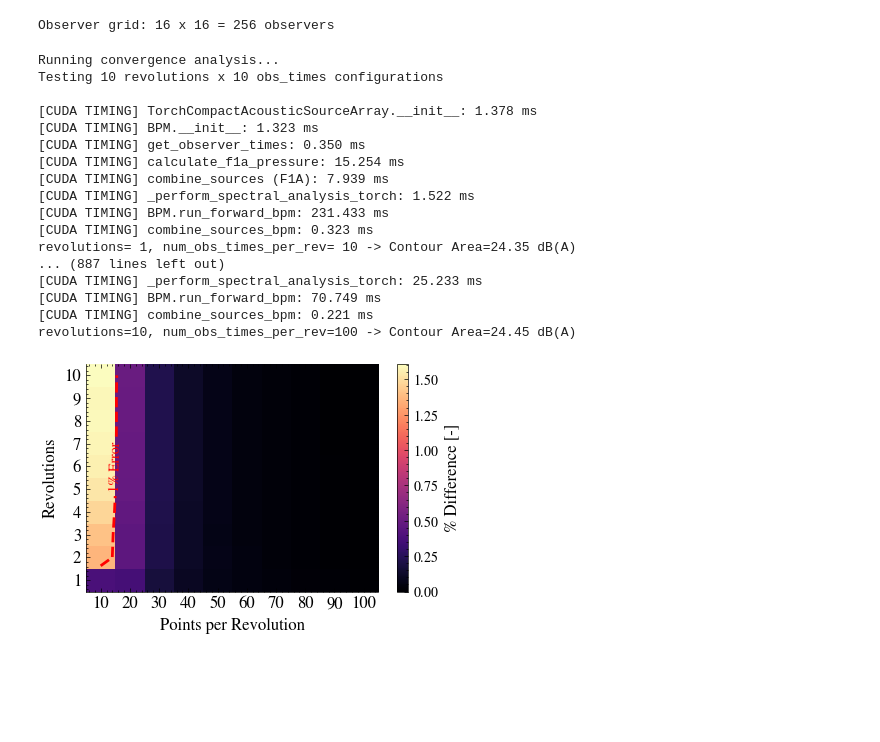
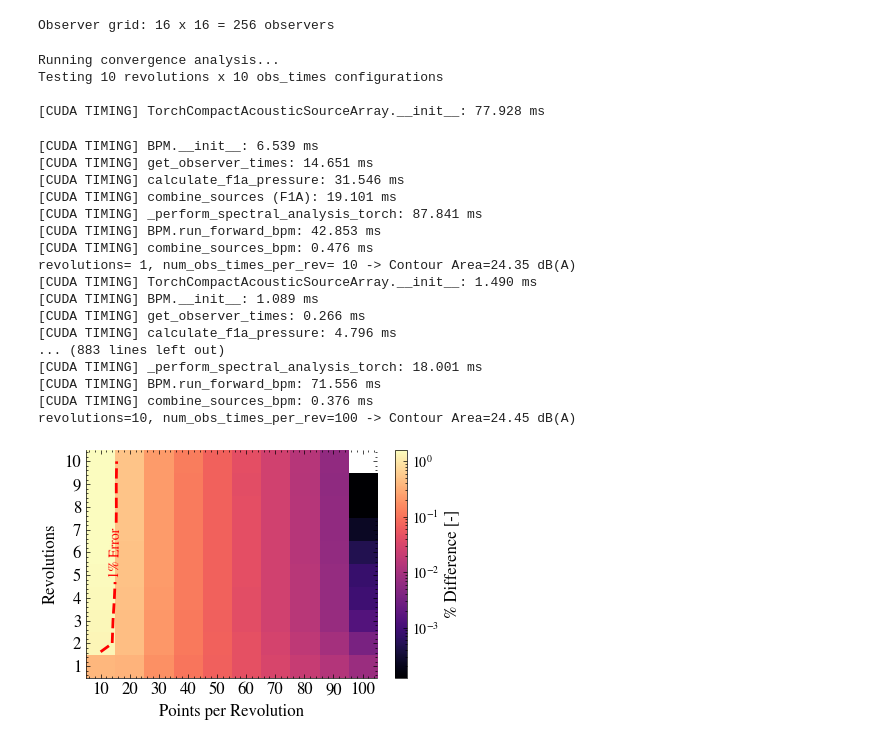
Before and after one commit to Frxljord/FastBEMT, a Jupyter notebook: Validation/AcousticContourValidation.ipynb, the cells around one changed output. Drawn from its saved outputs; the diff is of its cells as text; code cells hidden in the pictures; blank space fills up the shorter version.

Commit message:
changed load propeller dict path

```diff
--- a/Validation/AcousticContourValidation.ipynb
+++ b/Validation/AcousticContourValidation.ipynb
@@ -18,7 +18,7 @@ import scienceplots
 plt.style.use(['science', 'no-latex'])
 # %%
 # Load propeller geometry
-prop_name, blade_dict = load_propeller_dict('10x7E')[0]
+prop_name, blade_dict = load_propeller_dict('APC Dicts/10x7E')[0]
 
 # Define observer grid
 n_observers_per_side = 16
@@ -94,21 +94,27 @@ for revolutions in revolutions_range:
 Running convergence analysis...
 Testing 10 revolutions x 10 obs_times configurations
 
-[CUDA TIMING] TorchCompactAcousticSourceArray.__init__: 1.378 ms
-[CUDA TIMING] BPM.__init__: 1.323 ms
-[CUDA TIMING] get_observer_times: 0.350 ms
-[CUDA TIMING] calculate_f1a_pressure: 15.254 ms
-[CUDA TIMING] combine_sources (F1A): 7.939 ms
-[CUDA TIMING] _perform_spectral_analysis_torch: 1.522 ms
-[CUDA TIMING] BPM.run_forward_bpm: 231.433 ms
-[CUDA TIMING] combine_sources_bpm: 0.323 ms
-revolutions= 1, num_obs_times_per_rev= 10 -> Contour Area=24.35 dB(A)
-... (887 lines left out)
-[CUDA TIMING] _perform_spectral_analysis_torch: 25.233 ms
-[CUDA TIMING] BPM.run_forward_bpm: 70.749 ms
-[CUDA TIMING] combine_sources_bpm: 0.221 ms
-revolutions=10, num_obs_times_per_rev=100 -> Contour Area=24.45 dB(A)
+[CUDA TIMING] TorchCompactAcousticSourceArray.__init__: 77.928 ms
+[CUDA TIMING] BPM.__init__: 6.539 ms
+[CUDA TIMING] get_observer_times: 14.651 ms
+[CUDA TIMING] calculate_f1a_pressure: 31.546 ms
+[CUDA TIMING] combine_sources (F1A): 19.101 ms
+[CUDA TIMING] _perform_spectral_analysis_torch: 87.841 ms
+[CUDA TIMING] BPM.run_forward_bpm: 42.853 ms
+[CUDA TIMING] combine_sources_bpm: 0.476 ms
+revolutions= 1, num_obs_times_per_rev= 10 -> Contour Area=24.35 dB(A)
+[CUDA TIMING] TorchCompactAcousticSourceArray.__init__: 1.490 ms
+[CUDA TIMING] BPM.__init__: 1.089 ms
+[CUDA TIMING] get_observer_times: 0.266 ms
+[CUDA TIMING] calculate_f1a_pressure: 4.796 ms
+... (883 lines left out)
+[CUDA TIMING] _perform_spectral_analysis_torch: 18.001 ms
+[CUDA TIMING] BPM.run_forward_bpm: 71.556 ms
+[CUDA TIMING] combine_sources_bpm: 0.376 ms
+revolutions=10, num_obs_times_per_rev=100 -> Contour Area=24.45 dB(A)
 # %%
+from matplotlib.colors import LogNorm, PowerNorm
+
 # Create 2D heatmap: revolutions vs points_per_rev, colored by difference from reference
 ref_key = (revolutions_range[-1], num_obs_times_per_rev_range[-1])
 ref_value = oaspl_values[ref_key]
@@ -128,37 +134,38 @@ fig, ax = plt.subplots(figsize=(4.5, 3))
 im = ax.imshow(
     heatmap_data,
     cmap='magma',
+    norm=LogNorm(vmin=heatmap_data[heatmap_data > 0].min(), vmax=heatmap_data.max()), # Use LogNorm
     aspect='auto',
     origin='lower',
     interpolation='nearest'
 )
 X, Y = np.meshgrid(np.arange(len(num_obs_times_per_rev_range)),
                    np.arange(len(revolutions_range)))
 
 contour = ax.contour(X, Y, heatmap_data, levels=[1],
                      colors='red', linestyles='--', linewidths=2)
 
 ax.clabel(contour, inline=True, fmt='1%% Error', fontsize=10)
 
 # Set ticks and labels
 ax.set_xticks(np.arange(len(num_obs_times_per_rev_range)))
 ax.set_yticks(np.arange(len(revolutions_range)))
 ax.set_xticklabels(num_obs_times_per_rev_range, fontsize=12)
 ax.set_yticklabels(revolutions_range, fontsize=12)
 
 # Labels and formatting
 ax.set_xlabel('Points per Revolution', fontsize=12)
 ax.set_ylabel('Revolutions', fontsize=12)
 
 # Add colorbar
 cbar = plt.colorbar(im, ax=ax)
 cbar.set_label('% Difference [-]', fontsize=12)
 
 # Remove top and right spines
 ax.spines[['top', 'right']].set_visible(False)
 
 plt.tight_layout()
-plt.savefig('../Figures/convergence_2d_heatmap.pdf', dpi=200)
+plt.savefig('../Figures/Validation/convergence_2d_heatmap.pdf', dpi=200)
 plt.show()
 # %% [output]
-[figure, old version]
+[figure, new version]
```
Also changed, not shown: 1 other file.
